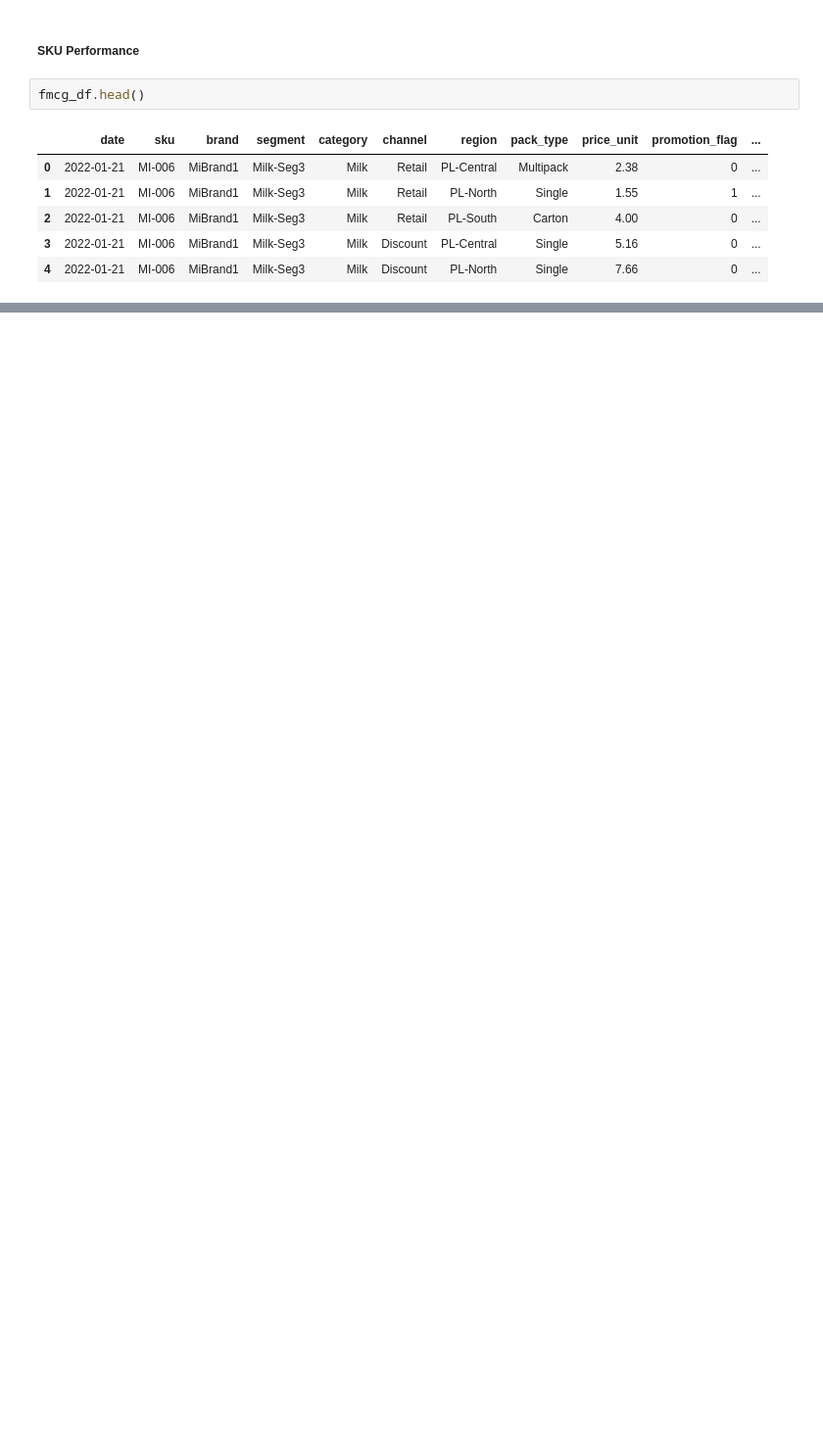
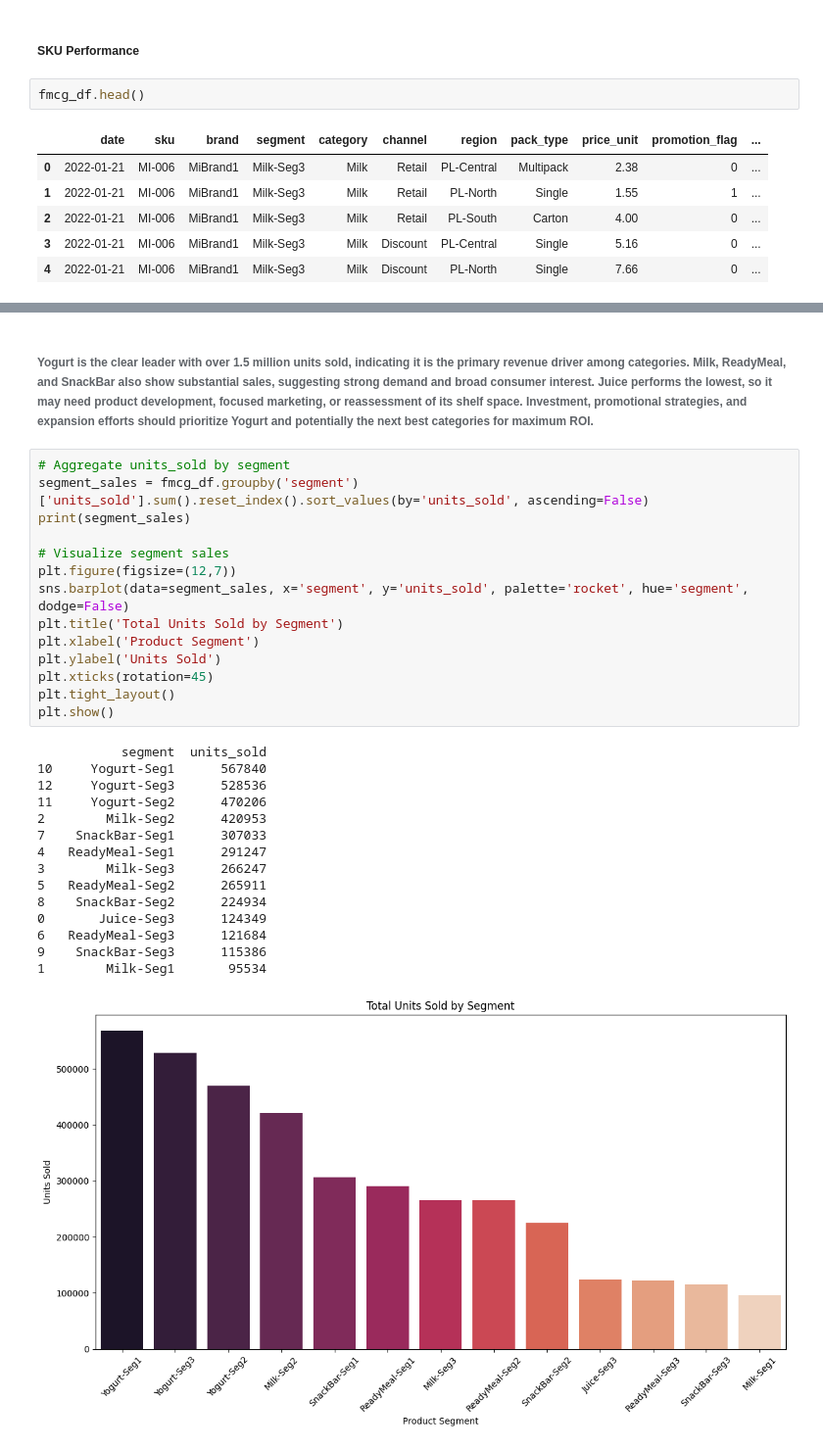
Before and after one commit to bettk-io/DA, a Jupyter notebook: FMCG_industry/EDA_and_business_insights/FMCG_notebook.ipynb, the cells around one changed output, grey strips where cells are left out. Shown: that part at 98% size. Cells and saved outputs as stored; diff of their text form; blank space fills up the shorter version.

```diff
--- a/FMCG_industry/EDA_and_business_insights/FMCG_notebook.ipynb
+++ b/FMCG_industry/EDA_and_business_insights/FMCG_notebook.ipynb
@@ -340,0 +398,32 @@ plt.show()
+# %% [markdown]
+###### Yogurt is the clear leader with over 1.5 million units sold, indicating it is the primary revenue driver among categories. Milk, ReadyMeal, and SnackBar also show substantial sales, suggesting strong demand and broad consumer interest. Juice performs the lowest, so it may need product development, focused marketing, or reassessment of its shelf space. Investment, promotional strategies, and expansion efforts should prioritize Yogurt and potentially the next best categories for maximum ROI.
+# %%
+# Aggregate units_sold by segment
+segment_sales = fmcg_df.groupby('segment')['units_sold'].sum().reset_index().sort_values(by='units_sold', ascending=False)
+print(segment_sales)
+
+# Visualize segment sales
+plt.figure(figsize=(12,7))
+sns.barplot(data=segment_sales, x='segment', y='units_sold', palette='rocket', hue='segment', dodge=False)
+plt.title('Total Units Sold by Segment')
+plt.xlabel('Product Segment')
+plt.ylabel('Units Sold')
+plt.xticks(rotation=45)
+plt.tight_layout()
+plt.show()
+# %% [output]
+           segment  units_sold
+10     Yogurt-Seg1      567840
+12     Yogurt-Seg3      528536
+11     Yogurt-Seg2      470206
+2        Milk-Seg2      420953
+7    SnackBar-Seg1      307033
+4   ReadyMeal-Seg1      291247
+3        Milk-Seg3      266247
+5   ReadyMeal-Seg2      265911
+8    SnackBar-Seg2      224934
+0       Juice-Seg3      124349
+6   ReadyMeal-Seg3      121684
+9    SnackBar-Seg3      115386
+1        Milk-Seg1       95534
+[figure, added]
```
Also changed, not shown: parts of 13 cells of this notebook.
